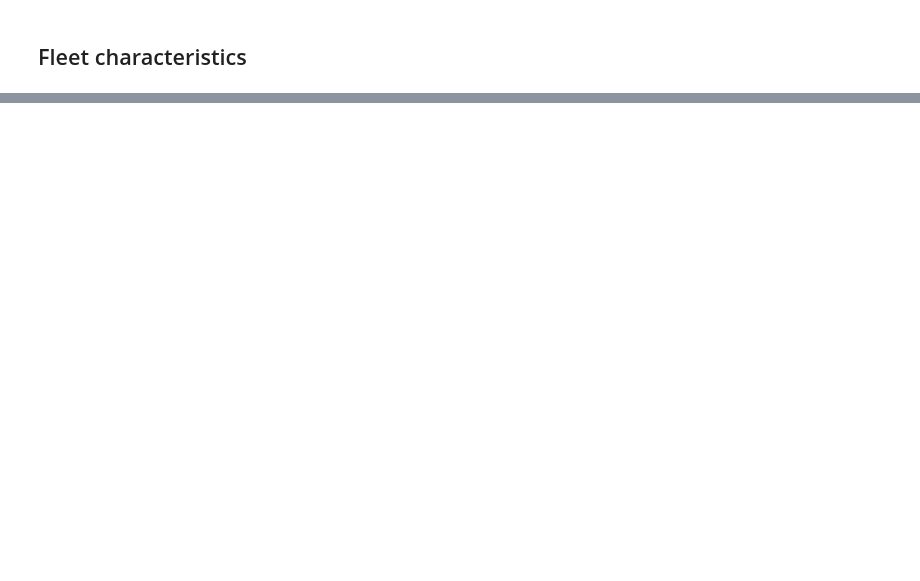
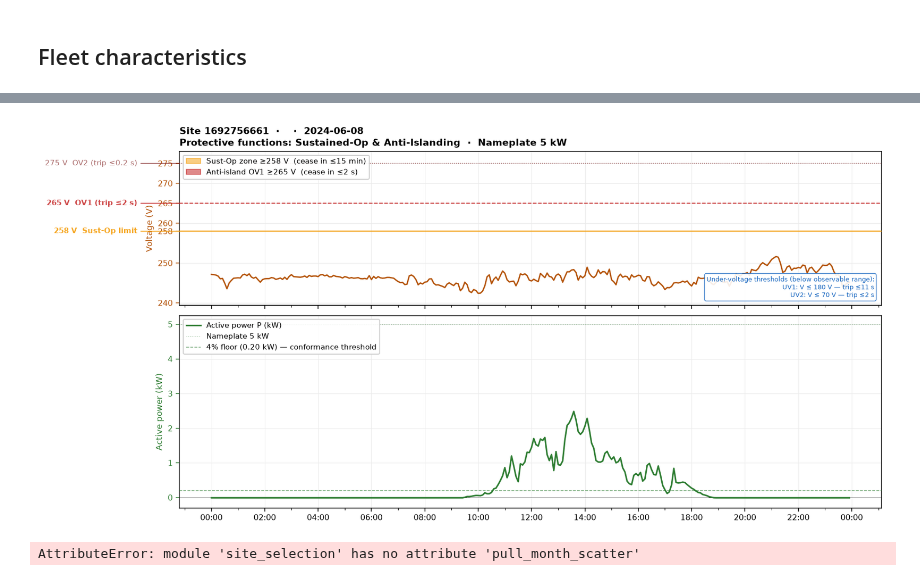
Before and after one commit to UNSW-CEEM/CICCADA, a Jupyter notebook: bms_sa_review/data_query/01b_fleet_eda.ipynb, the cells around one changed output, grey strips where cells are left out. Cells and saved outputs as stored; diff of their text form; code cells hidden in the pictures; blank space fills up the shorter version.

```diff
--- a/bms_sa_review/data_query/01b_fleet_eda.ipynb
+++ b/bms_sa_review/data_query/01b_fleet_eda.ipynb
@@ -197,0 +348,10 @@ ep.plot_protective(df_day, SITE_ID, AC_CAP, ZOOM_DATE)
+# %%
+# Rank sites for a mechanism
+ranked = ss.rank_sites(
+    "voltvar",
+    aq,
+    behaviour="nonconforming",
+    year=2024,
+    min_days=20,
+    n_results=30)
+ranked
@@ -197,0 +379,4 @@ ep.plot_protective(df_day, SITE_ID, AC_CAP, ZOOM_DATE)
+# %%
+# 2. Pull that site nameplate/year/month/polarity
+SITE_ID = ranked["site_id"].iloc[1]
+df, info = ss.pull_site_telemetry(SITE_ID, "voltvar", aq, year=2024)
@@ -197,0 +426,10 @@ ep.plot_protective(df_day, SITE_ID, AC_CAP, ZOOM_DATE)
+# %%
+# 4. Plot — pick a date that's actually in df
+print("Month pulled:", info["plot_year"], info["plot_month"])
+print("Dates available:", sorted(df["t_stamp_aest"].dt.date.unique())[:5], "...")
+
+ZOOM_DATE = "2024-06-08"
+df_day = df[df["t_stamp_aest"].dt.date == pd.Timestamp(ZOOM_DATE).date()].copy()
+assert len(df_day) > 0, f"No rows for {ZOOM_DATE}. Pick from the dates printed above or from suggest_days()."
+
+ep.plot_operational(df_day, info["site_id"], info["ac_capacity_kw"], ZOOM_DATE, AS4777)
@@ -197,0 +442,14 @@ ep.plot_protective(df_day, SITE_ID, AC_CAP, ZOOM_DATE)
+# %%
+ep.plot_protective(df_day, info["site_id"], info["ac_capacity_kw"], ZOOM_DATE)
+# %% [output]
+[figure, added]
+# %%
+# uses the month that pull_site_telemetry resolved
+scatter_df = ss.pull_month_scatter(info["site_id"], info["plot_year"],
+                                   info["plot_month"], aq)
+
+ep.plot_vvar_month_scatter(scatter_df, info["site_id"], info["ac_capacity_kw"],
+                           f"{info['plot_year']}-{info['plot_month']:02d}",
+                           manufacturer=info["manufacturer"])
+# %% [output]
+AttributeError: module 'site_selection' has no attribute 'pull_month_scatter'
```
Also changed, not shown: parts of 23 cells of this notebook, 2 other files.
